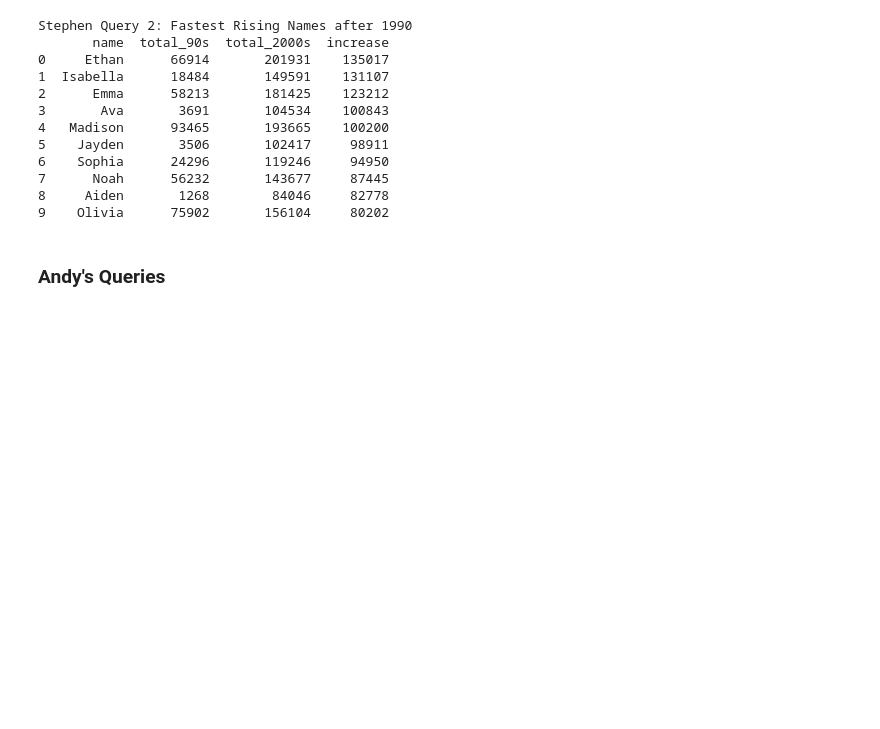
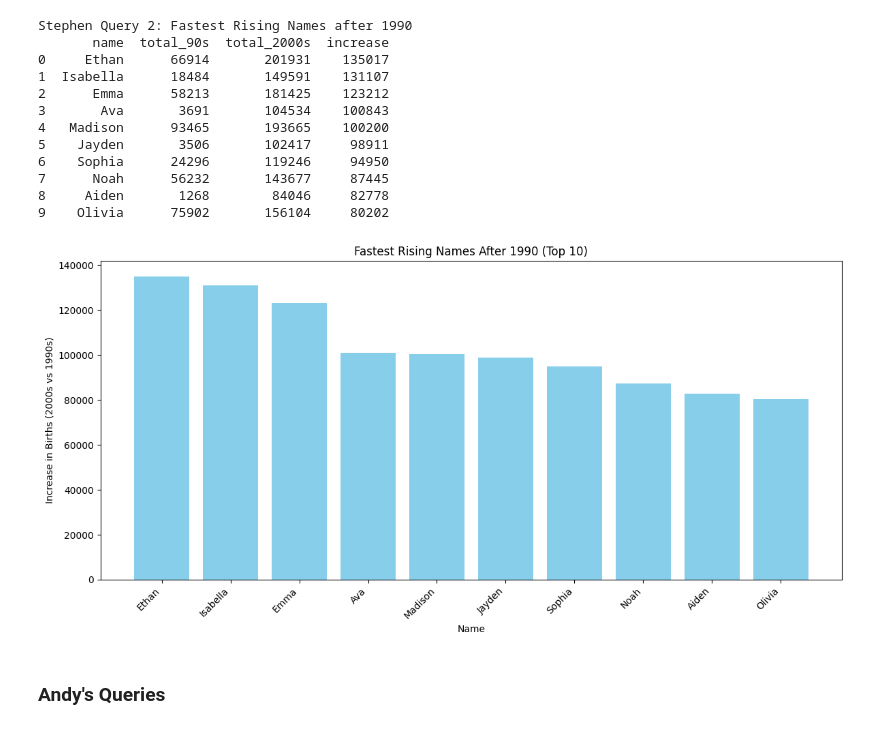
Before and after one commit to vduong421/name-trend-analysis, a Jupyter notebook: 138_Project.ipynb, the cells around one changed output. Saved outputs shown, nothing was run; the diff lists cells and outputs as text; code cells hidden in the pictures; blank space fills up the shorter version.

```diff
--- a/138_Project.ipynb
+++ b/138_Project.ipynb
@@ -178,6 +241,19 @@ Stephen Query 2: Fastest Rising Names after 1990
 7      Noah      56232       143677     87445
 8     Aiden       1268        84046     82778
 9    Olivia      75902       156104     80202
+# %%
+import matplotlib.pyplot as plt
+
+plt.figure(figsize=(12, 6))
+plt.bar(df_stephen_2['name'], df_stephen_2['increase'], color='skyblue')
+plt.xlabel('Name')
+plt.ylabel('Increase in Births (2000s vs 1990s)')
+plt.title('Fastest Rising Names After 1990 (Top 10)')
+plt.xticks(rotation=45, ha='right')
+plt.tight_layout()
+plt.show()
+# %% [output]
+[figure, added]
 # %% [markdown]
 ### Andy's Queries
 # %%
```
Also changed, not shown: parts of 10 cells of this notebook.
